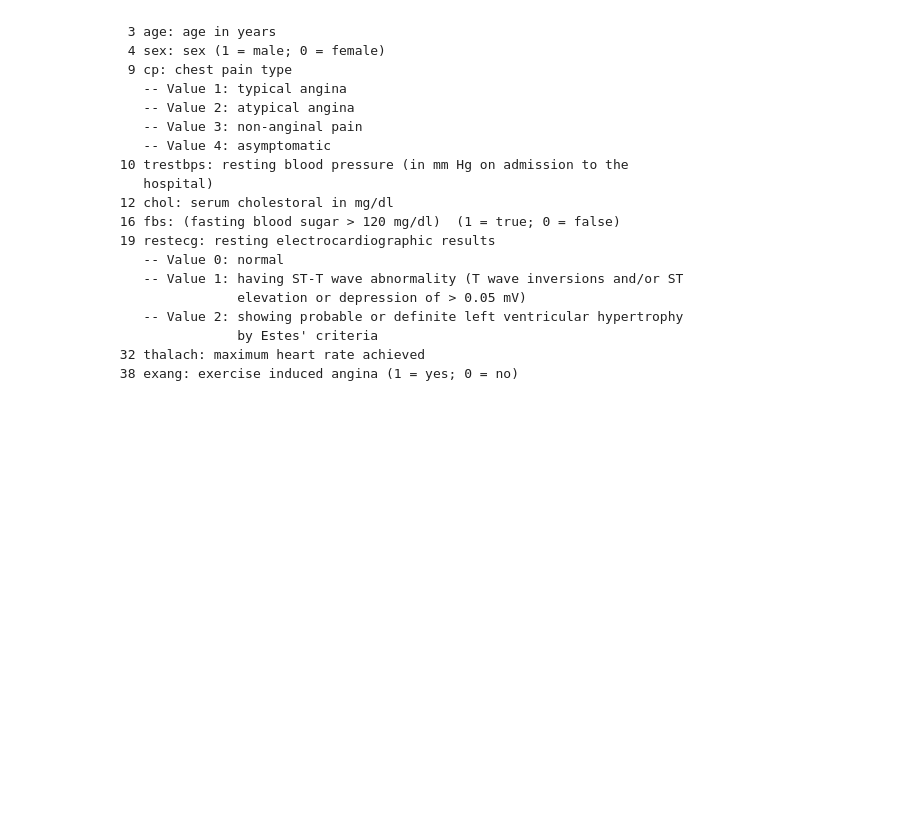
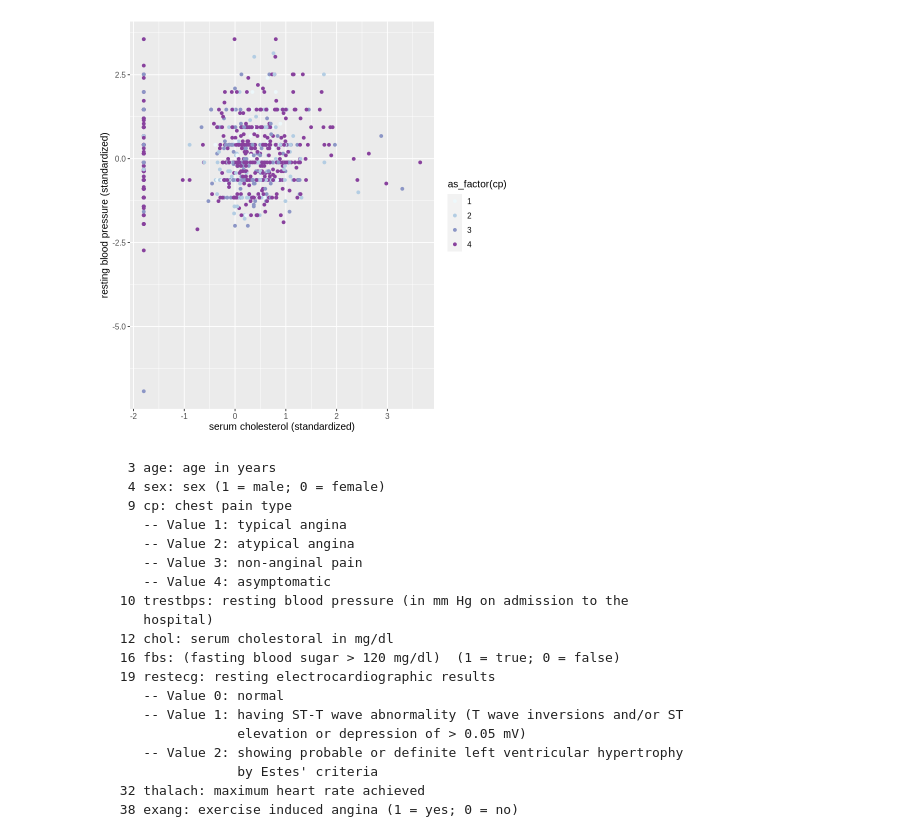
Before and after one commit to aaelbaz/DSCI-100-Group-Project, a Jupyter notebook: Main.ipynb, the cells around one changed output. Drawn from its saved outputs; the diff is of its cells as text; code cells hidden in the pictures; blank space fills up the shorter version.

Commit message:
created a standardized plot of 2 variables and the chest pain type

```diff
--- a/Main.ipynb
+++ b/Main.ipynb
@@ -105,0 +80,8 @@ ERROR: Error in `semi_join()`:
+# %%
+cp_recipe <-recipe(cp ~ trestbps + chol, data= heart_disease_data) |>
+    step_scale(all_predictors()) |>
+    step_center(all_predictors()) |>
+    prep()
+
+scaled_cp <- bake(cp_recipe, heart_disease_data)
+scaled_cp
@@ -105,0 +108,13 @@ ERROR: Error in `semi_join()`:
+# %%
+cp_plot <- scaled_cp |>
+ggplot(aes(x= chol,
+           y= trestbps,
+           color= as_factor(cp)))+
+geom_point()+
+xlab("serum cholesterol (standardized)")+
+ylab("resting blood pressure (standardized)")+
+theme(text = element_text(size = 12))+
+scale_color_brewer(palette = "BuPu")
+
+cp_plot
+# %% [output]
@@ -106,3 +123,4 @@ ERROR: Error in `semi_join()`:
+[figure, added]
 # %% [markdown]
       3 age: age in years
       4 sex: sex (1 = male; 0 = female)
```
Also changed, not shown: parts of 4 cells of this notebook.
